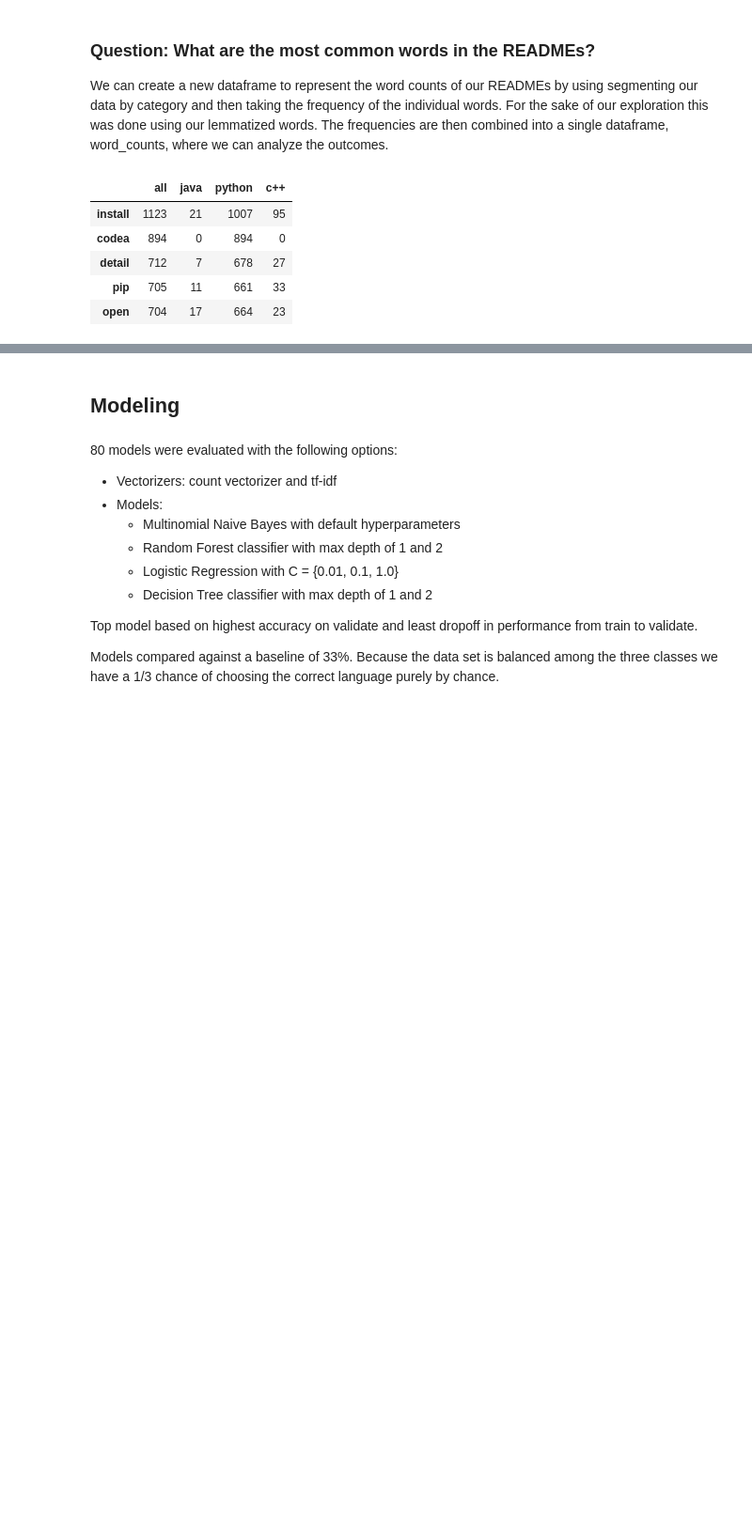
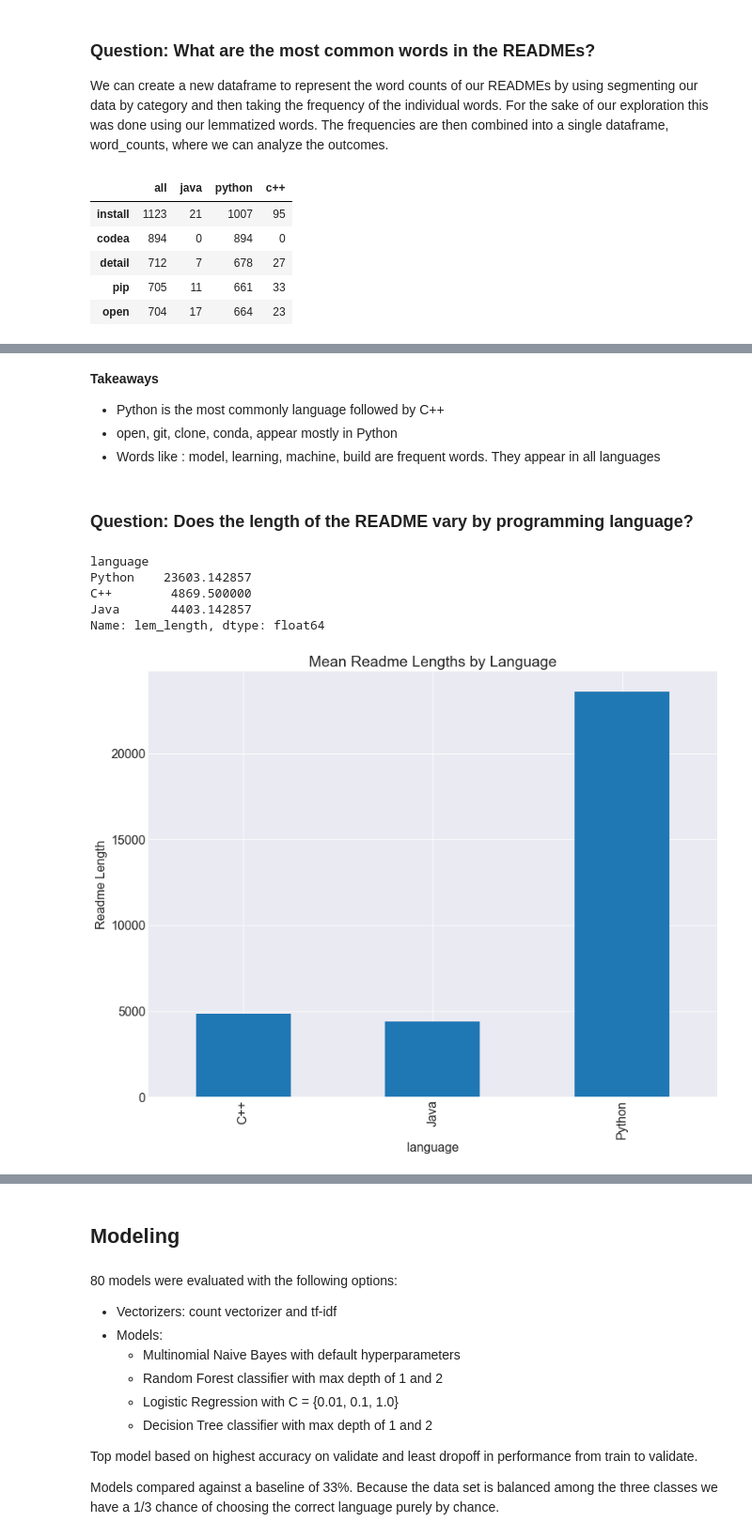
Before and after one commit to brandyn-oliver-jesse-nlp/github-readme-languages, a Jupyter notebook: final_notebook.ipynb, the cells around one changed output, grey strips where cells are left out. Shown at 94% size. Saved outputs shown, nothing was run; the diff lists cells and outputs as text; code cells hidden in the pictures; blank space fills up the shorter version.

Commit message:
add some visuals to explore and models

```diff
--- a/final_notebook.ipynb
+++ b/final_notebook.ipynb
@@ -98,0 +107,23 @@ explore.common_words(word_counts)
+# %% [markdown]
+**Takeaways**
+- Python is the most commonly language followed by C++
+- open, git, clone, conda, appear mostly in Python
+- Words like : model, learning, machine, build are frequent words. They appear in all languages
+# %% [markdown]
+### Question: Does the length of the README vary by programming language?
+# %%
+# Find the readme length by programming language
+train.groupby('language').lem_length.mean().sort_values(ascending=False)
+# %% [output]
+language
+Python    23603.142857
+C++        4869.500000
+Java       4403.142857
+Name: lem_length, dtype: float64
+# %%
+train.groupby('language').lem_length.mean().plot.bar()
+plt.title('Mean Readme Lengths by Language')
+plt.ylabel('Readme Length')
+plt.show()
+# %% [output]
+[figure, added]
```
Also changed, not shown: parts of 11 cells of this notebook.
